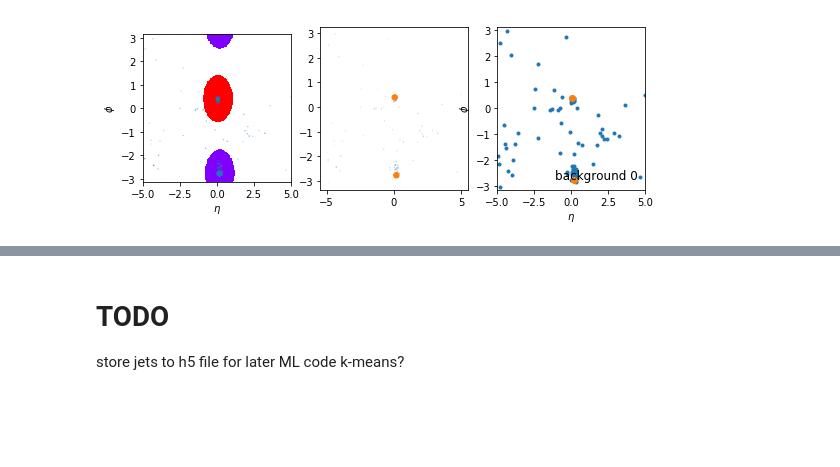
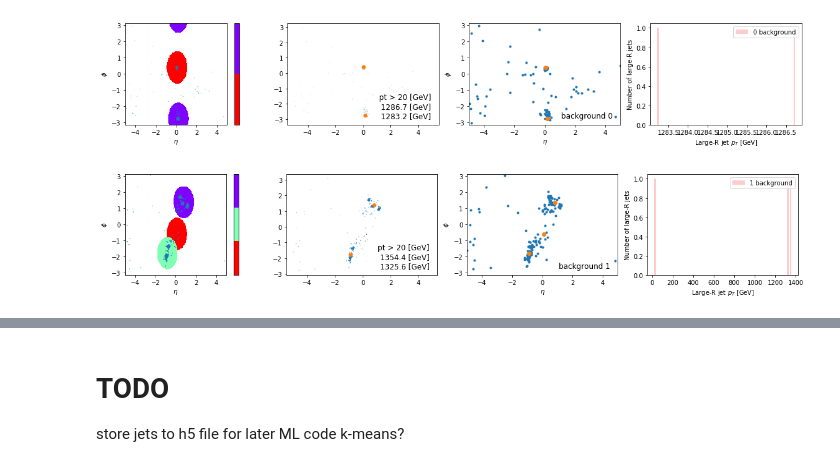
Before and after one commit to maxxrichard/LHCOlympics2020, a Jupyter notebook: notebook/LHCOlympics2020_pyjetexample.ipynb, the cells around one changed output, grey strips where cells are left out. Cells and saved outputs as stored; diff of their text form; code cells hidden in the pictures; blank space fills up the shorter version.

```diff
--- a/notebook/LHCOlympics2020_pyjetexample.ipynb
+++ b/notebook/LHCOlympics2020_pyjetexample.ipynb
@@ -148,7 +149,7 @@ def reconstruction(kt = -1, r = 0.4, R = 1.0, pcut = 20, fillGhost = True, plotA
 # %%
 all_largeRjets, all_smallRjets, all_hadrons, all_largeRjets_ghost, all_smallRjets_ghost, all_hadrons_ghost \
-    = reconstruction()
-_, _, _, _, _, _ = reconstruction(kt=0)
-_, _, _, _, _, _ = reconstruction(kt=1)
+    = reconstruction(fillGhost = False, plotArea = False)
+# _, _, _, _, _, _ = reconstruction(kt=0)
+# _, _, _, _, _, _ = reconstruction(kt=1)
 # %% [output]
 background 0
@@ -165,0 +193,12 @@ signal 0
+# %%
+for mytype in ['background','signal']:
+    for ievt in range(len(all_hadrons[mytype])):
+        df = pd.DataFrame(all_hadrons[mytype][ievt])
+        df.to_hdf('../h5files/hadron.h5', key=mytype+str(ievt), table=True, mode='a')
+
+for mytype in ['background','signal']:
+    for ievt in range(len(all_hadrons[mytype])):
+        f = pd.read_hdf('../h5files/hadron.h5', key=mytype+str(ievt))
+        events_combined = f.T
+        np.shape(events_combined)
+        print(events_combined)
@@ -171,7 +228,7 @@ plotGhost = True
 plotPosition = True
 
 def plot_jet_area(all_hadrons_ghost = all_hadrons_ghost, all_largeRjets_ghost = all_largeRjets_ghost, mytype = 'background', ievt = 0):
-    fig = plt.figure(figsize=(9, 3))
+    fig = plt.figure(figsize=(20, 3))
 
     if plotGhost:
         # define eta and phi ranges and number of bins along each axis
@@ -182,7 +239,7 @@ def plot_jet_area(all_hadrons_ghost = all_hadrons_ghost, all_largeRjets_ghost =
         # pick a different color for each jet
         colors = cm.rainbow(np.linspace(0, 1, len(event)))
         cmap = LinearSegmentedColormap.from_list('cmap', colors, len(colors))
-        ax = fig.add_subplot(1, 3, 1)
+        ax = fig.add_subplot(1, 4, 1)
         eta_edges = np.linspace(eta_min, eta_max, bins + 1)
         phi_edges = np.linspace(-np.pi, np.pi, bins + 1)
         area = np.zeros((eta_edges.shape[0] - 1, phi_edges.shape[0] - 1), dtype=np.float64)
@@ -192,44 +249,52 @@ def plot_jet_area(all_hadrons_ghost = all_hadrons_ghost, all_largeRjets_ghost =
             area += (jetarea > 0) * (ijet + 1)
 
         # plot all areas
-        ax.imshow(np.ma.masked_where(area == 0, area).T, cmap=cmap,
+        plt.imshow(np.ma.masked_where(area == 0, area).T, cmap=cmap,
                   extent=extent, aspect=(eta_max - eta_min) / (2*np.pi),
                   interpolation='none', origin='lower')
+        cbar = plt.colorbar()
+        cbar.ax.invert_yaxis()
 
         # overlay original event
         particles = all_hadrons_ghost[mytype][ievt]
-#         particles = pseudojets_input
         ax.scatter(particles['eta'], particles['phi'], s=30 * particles['pT'] / particles['pT'].max())
 
         ax.set_xlim(extent[:2])
         ax.set_ylim(extent[2:])
         plt.xlabel(r'$\eta$')
         plt.ylabel(r'$\phi$')
 
     if plotPosition:
         jets_eta = [all_largeRjets[mytype][ievt][ijet].eta for ijet in range(len(all_largeRjets[mytype][ievt]))]
         jets_phi = [all_largeRjets[mytype][ievt][ijet].phi for ijet in range(len(all_largeRjets[mytype][ievt]))]
         jets_pt = np.array([all_largeRjets[mytype][ievt][ijet].pt for ijet in range(len(all_largeRjets[mytype][ievt]))])
-        ax = fig.add_subplot(1, 3, 2)
+        ax = fig.add_subplot(1, 4, 2)
         plt.scatter(x=all_hadrons[mytype][ievt]['eta'], y=all_hadrons[mytype][ievt]['phi'], s=30 * all_hadrons[mytype][ievt]['pT'] / all_hadrons[mytype][ievt]['pT'].max(), marker='.')
         plt.scatter(x=jets_eta, y=jets_phi, s=30 * jets_pt/max(jets_pt), marker='o')
-        ax = fig.add_subplot(1, 3, 3)
+        ax.text(0.95, 0.05, 'pt > 20 [GeV]'+'\n{:.1f} [GeV]\n{:.1f} [GeV]'.format(jets_pt[0],jets_pt[1]),
+            verticalalignment='bottom', horizontalalignment='right', transform=ax.transAxes, fontsize=12)
+        ax = fig.add_subplot(1, 4, 3)
         plt.scatter(x=all_hadrons[mytype][ievt]['eta'], y=all_hadrons[mytype][ievt]['phi'], marker='.')
         plt.scatter(x=jets_eta, y=jets_phi, marker='o')
         ax.set_xlim(extent[:2])
         ax.set_ylim(extent[2:])
         plt.xlabel(r'$\eta$')
         plt.ylabel(r'$\phi$')
         ax.text(0.95, 0.05, mytype+' '+str(ievt),
-            verticalalignment='bottom', horizontalalignment='right',
-            transform=ax.transAxes,
-            fontsize=12)
+            verticalalignment='bottom', horizontalalignment='right', transform=ax.transAxes, fontsize=12)
+
+        ax = fig.add_subplot(1, 4, 4)
+        plt.hist(jets_pt, bins=100, facecolor='r', alpha=0.2, label=str(ievt)+' '+mytype)
+        plt.xlabel(r'Large-R jet $p_{T}$ [GeV]')
+        plt.ylabel('Number of large-R jets')
+        plt.legend(loc='upper right')
 
 for mytype in ['background','signal']:
     for ievt in range(len(all_largeRjets_ghost[mytype])):
         plot_jet_area(all_hadrons_ghost = all_hadrons_ghost, all_largeRjets_ghost = all_largeRjets_ghost, mytype = mytype, ievt = ievt)
 # %% [output]
-[figure, old version]
+[figure, new version]
+[figure, added]
 # %%
 #Let's make some very simple plots.
 def plothadron():
```
Also changed, not shown: parts of 14 cells of this notebook.
